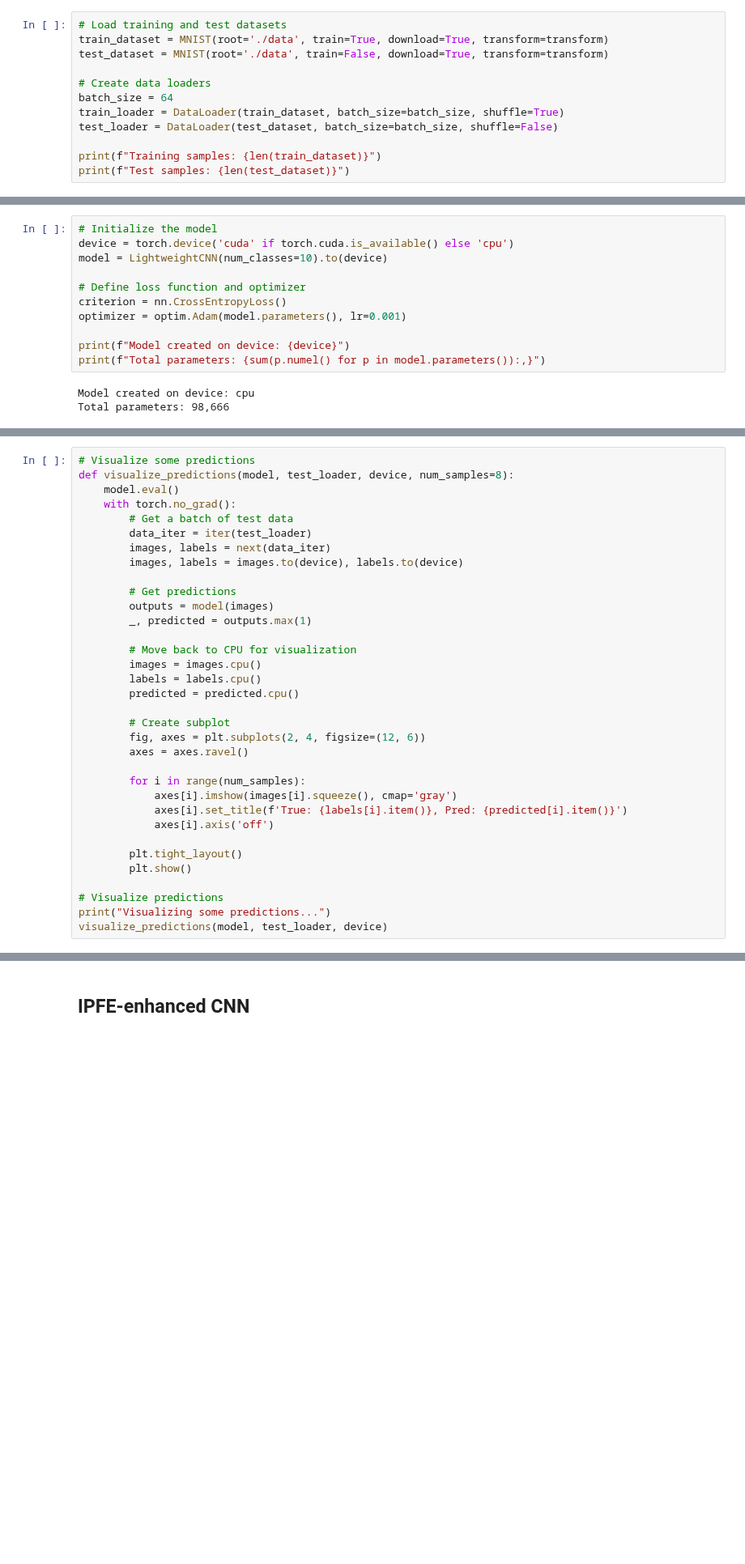
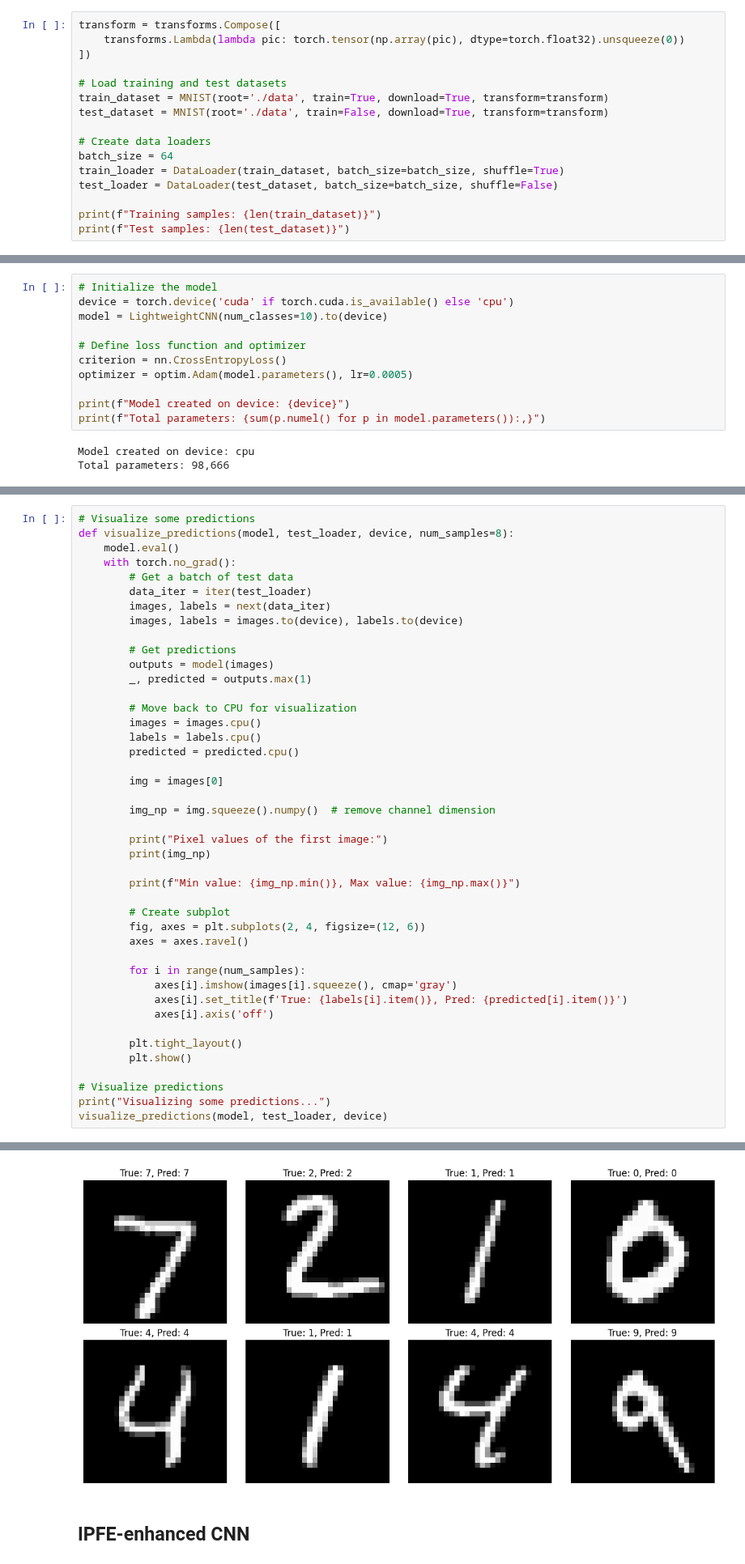
Before and after one commit to KonstantinWeh/PrivacyPreservingML, a Jupyter notebook: cnn_ipfe.ipynb, the cells around one changed output, grey strips where cells are left out. Shown at 81% size. Cells and saved outputs as stored; diff of their text form; blank space fills up the shorter version.

Commit message:
Running plain CNN on 0-255 and y_array scalled

```diff
--- a/cnn_ipfe.ipynb
+++ b/cnn_ipfe.ipynb
@@ -33,4 +18,8 @@ transform = transforms.Compose([
 # %%
+transform = transforms.Compose([
+    transforms.Lambda(lambda pic: torch.tensor(np.array(pic), dtype=torch.float32).unsqueeze(0))
+])
+
 # Load training and test datasets
 train_dataset = MNIST(root='./data', train=True, download=True, transform=transform)
 test_dataset = MNIST(root='./data', train=False, download=True, transform=transform)
@@ -94,7 +83,7 @@ model = LightweightCNN(num_classes=10).to(device)
 
 # Define loss function and optimizer
 criterion = nn.CrossEntropyLoss()
-optimizer = optim.Adam(model.parameters(), lr=0.001)
+optimizer = optim.Adam(model.parameters(), lr=0.0005)
 
 print(f"Model created on device: {device}")
 print(f"Total parameters: {sum(p.numel() for p in model.parameters()):,}")
@@ -186,6 +194,15 @@ def visualize_predictions(model, test_loader, device, num_samples=8):
         labels = labels.cpu()
         predicted = predicted.cpu()
 
+        img = images[0]
+
+        img_np = img.squeeze().numpy()  # remove channel dimension
+
+        print("Pixel values of the first image:")
+        print(img_np)
+
+        print(f"Min value: {img_np.min()}, Max value: {img_np.max()}")
+
         # Create subplot
         fig, axes = plt.subplots(2, 4, figsize=(12, 6))
         axes = axes.ravel()
@@ -201,3 +218,4 @@ def visualize_predictions(model, test_loader, device, num_samples=8):
 # Visualize predictions
 print("Visualizing some predictions...")
 visualize_predictions(model, test_loader, device)
+# %% [output]
@@ -204,3 +239,4 @@ visualize_predictions(model, test_loader, device)
+[figure, added]
 # %% [markdown]
 ## IPFE-enhanced CNN
 # %%
```
Also changed, not shown: parts of 9 cells of this notebook.
